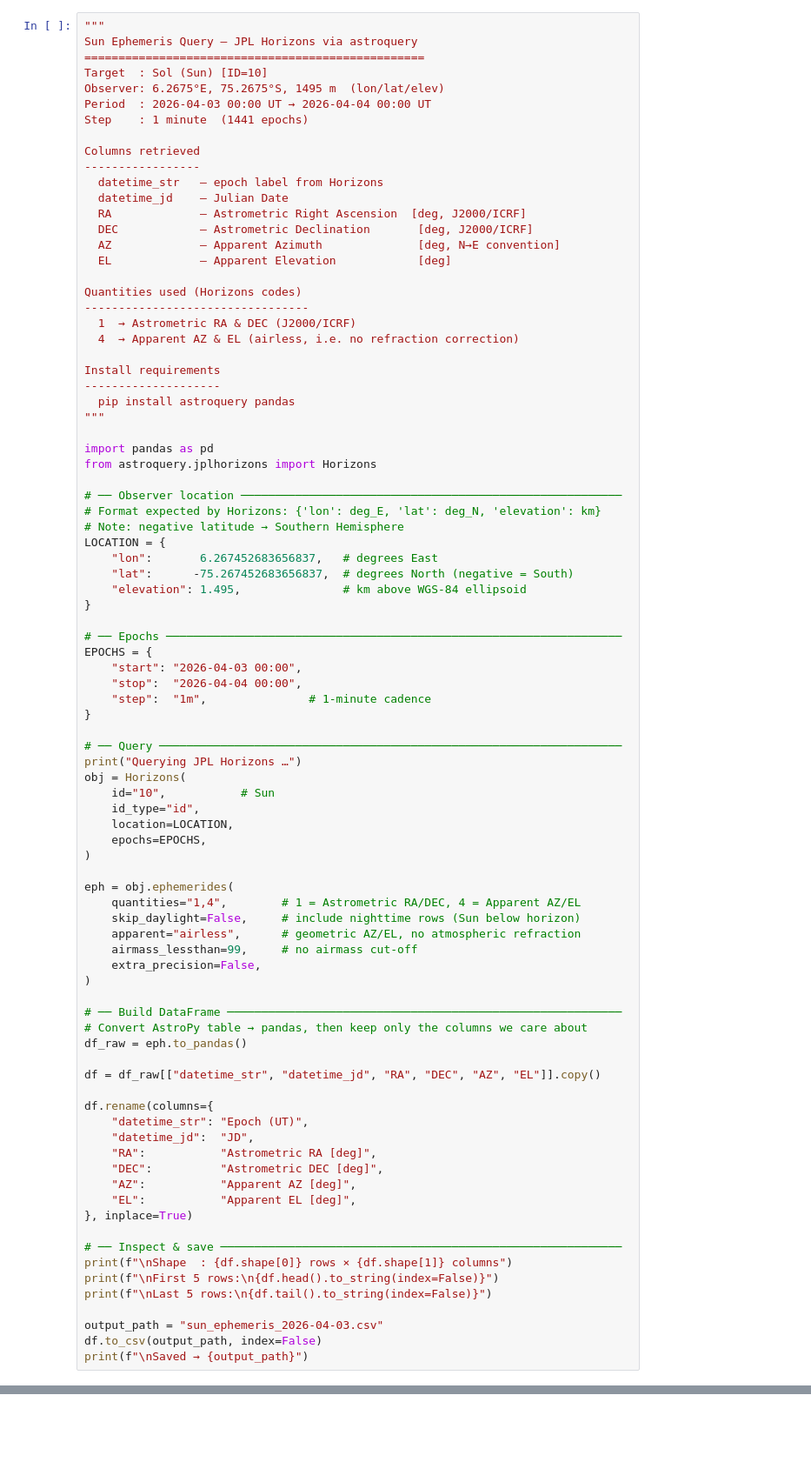
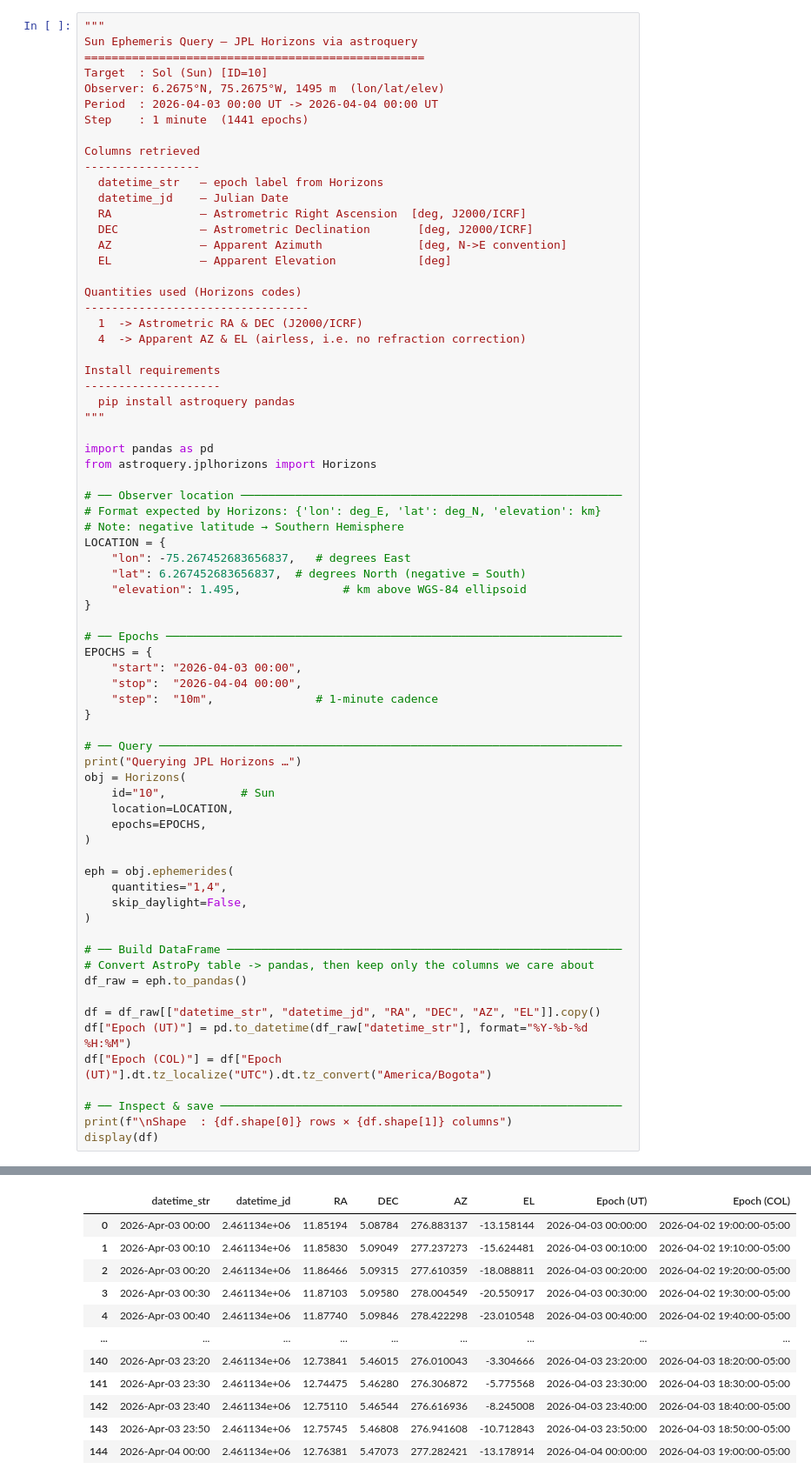
Before and after one commit to Daniel-534/IntroduccionAstronomiaPractica, a Jupyter notebook: CirculosPrincipales-CoordenadasCelestes/Analisis.ipynb, the cells around one changed output, grey strips where cells are left out. Shown at 87% size. Cells and saved outputs as stored; diff of their text form; blank space fills up the shorter version.

Commit message:
Efemerides con Astroquery

```diff
--- a/CirculosPrincipales-CoordenadasCelestes/Analisis.ipynb
+++ b/CirculosPrincipales-CoordenadasCelestes/Analisis.ipynb
@@ -5,8 +7,8 @@
 Sun Ephemeris Query — JPL Horizons via astroquery
 ==================================================
 Target  : Sol (Sun) [ID=10]
-Observer: 6.2675°E, 75.2675°S, 1495 m  (lon/lat/elev)
-Period  : 2026-04-03 00:00 UT → 2026-04-04 00:00 UT
+Observer: 6.2675°N, 75.2675°W, 1495 m  (lon/lat/elev)
+Period  : 2026-04-03 00:00 UT -> 2026-04-04 00:00 UT
 Step    : 1 minute  (1441 epochs)
 
 Columns retrieved
@@ -15,13 +17,13 @@ Columns retrieved
   datetime_jd    — Julian Date
   RA             — Astrometric Right Ascension  [deg, J2000/ICRF]
   DEC            — Astrometric Declination       [deg, J2000/ICRF]
-  AZ             — Apparent Azimuth              [deg, N→E convention]
+  AZ             — Apparent Azimuth              [deg, N->E convention]
   EL             — Apparent Elevation            [deg]
 
 Quantities used (Horizons codes)
 ---------------------------------
-  1  → Astrometric RA & DEC (J2000/ICRF)
-  4  → Apparent AZ & EL (airless, i.e. no refraction correction)
+  1  -> Astrometric RA & DEC (J2000/ICRF)
+  4  -> Apparent AZ & EL (airless, i.e. no refraction correction)
 
 Install requirements
 --------------------
@@ -35,8 +37,8 @@ from astroquery.jplhorizons import Horizons
 # Format expected by Horizons: {'lon': deg_E, 'lat': deg_N, 'elevation': km}
 # Note: negative latitude → Southern Hemisphere
 LOCATION = {
-    "lon":       6.267452683656837,   # degrees East
-    "lat":      -75.267452683656837,  # degrees North (negative = South)
+    "lon": -75.267452683656837,   # degrees East
+    "lat": 6.267452683656837,  # degrees North (negative = South)
     "elevation": 1.495,               # km above WGS-84 ellipsoid
 }
 
@@ -44,46 +46,31 @@ LOCATION = {
 EPOCHS = {
     "start": "2026-04-03 00:00",
     "stop":  "2026-04-04 00:00",
-    "step":  "1m",               # 1-minute cadence
+    "step":  "10m",               # 1-minute cadence
 }
 
 # ── Query ────────────────────────────────────────────────────────────────────
 print("Querying JPL Horizons …")
 obj = Horizons(
     id="10",           # Sun
-    id_type="id",
     location=LOCATION,
     epochs=EPOCHS,
 )
 
 eph = obj.ephemerides(
-    quantities="1,4",        # 1 = Astrometric RA/DEC, 4 = Apparent AZ/EL
-    skip_daylight=False,     # include nighttime rows (Sun below horizon)
-    apparent="airless",      # geometric AZ/EL, no atmospheric refraction
-    airmass_lessthan=99,     # no airmass cut-off
-    extra_precision=False,
+    quantities="1,4",
+    skip_daylight=False,
 )
 
 # ── Build DataFrame ──────────────────────────────────────────────────────────
-# Convert AstroPy table → pandas, then keep only the columns we care about
+# Convert AstroPy table -> pandas, then keep only the columns we care about
 df_raw = eph.to_pandas()
 
 df = df_raw[["datetime_str", "datetime_jd", "RA", "DEC", "AZ", "EL"]].copy()
-
-df.rename(columns={
-    "datetime_str": "Epoch (UT)",
-    "datetime_jd":  "JD",
-    "RA":           "Astrometric RA [deg]",
-    "DEC":          "Astrometric DEC [deg]",
-    "AZ":           "Apparent AZ [deg]",
-    "EL":           "Apparent EL [deg]",
-}, inplace=True)
+df["Epoch (UT)"] = pd.to_datetime(df_raw["datetime_str"], format="%Y-%b-%d %H:%M")
+df["Epoch (COL)"] = df["Epoch (UT)"].dt.tz_localize("UTC").dt.tz_convert("America/Bogota")
 
 # ── Inspect & save ───────────────────────────────────────────────────────────
 print(f"\nShape  : {df.shape[0]} rows × {df.shape[1]} columns")
-print(f"\nFirst 5 rows:\n{df.head().to_string(index=False)}")
-print(f"\nLast 5 rows:\n{df.tail().to_string(index=False)}")
-
-output_path = "sun_ephemeris_2026-04-03.csv"
-df.to_csv(output_path, index=False)
-print(f"\nSaved → {output_path}")
+display(df)
+# %% [output]
@@ -89,0 +80,12 @@ print(f"\nSaved → {output_path}")
+|  | datetime_str | datetime_jd | RA | DEC | AZ | EL | Epoch (UT) | Epoch (COL) |
+| 0 | 2026-Apr-03 00:00 | 2.461134e+06 | 11.85194 | 5.08784 | 276.883137 | -13.158144 | 2026-04-03 00:00:00 | 2026-04-02 19:00:00-05:00 |
+| 1 | 2026-Apr-03 00:10 | 2.461134e+06 | 11.85830 | 5.09049 | 277.237273 | -15.624481 | 2026-04-03 00:10:00 | 2026-04-02 19:10:00-05:00 |
+| 2 | 2026-Apr-03 00:20 | 2.461134e+06 | 11.86466 | 5.09315 | 277.610359 | -18.088811 | 2026-04-03 00:20:00 | 2026-04-02 19:20:00-05:00 |
+| 3 | 2026-Apr-03 00:30 | 2.461134e+06 | 11.87103 | 5.09580 | 278.004549 | -20.550917 | 2026-04-03 00:30:00 | 2026-04-02 19:30:00-05:00 |
+| 4 | 2026-Apr-03 00:40 | 2.461134e+06 | 11.87740 | 5.09846 | 278.422298 | -23.010548 | 2026-04-03 00:40:00 | 2026-04-02 19:40:00-05:00 |
+| ... | ... | ... | ... | ... | ... | ... | ... | ... |
+| 140 | 2026-Apr-03 23:20 | 2.461134e+06 | 12.73841 | 5.46015 | 276.010043 | -3.304666 | 2026-04-03 23:20:00 | 2026-04-03 18:20:00-05:00 |
+| 141 | 2026-Apr-03 23:30 | 2.461134e+06 | 12.74475 | 5.46280 | 276.306872 | -5.775568 | 2026-04-03 23:30:00 | 2026-04-03 18:30:00-05:00 |
+| 142 | 2026-Apr-03 23:40 | 2.461134e+06 | 12.75110 | 5.46544 | 276.616936 | -8.245008 | 2026-04-03 23:40:00 | 2026-04-03 18:40:00-05:00 |
+| 143 | 2026-Apr-03 23:50 | 2.461134e+06 | 12.75745 | 5.46808 | 276.941608 | -10.712843 | 2026-04-03 23:50:00 | 2026-04-03 18:50:00-05:00 |
+| 144 | 2026-Apr-04 00:00 | 2.461134e+06 | 12.76381 | 5.47073 | 277.282421 | -13.178914 | 2026-04-04 00:00:00 | 2026-04-03 19:00:00-05:00 |
```
Also changed, not shown: parts of 4 cells of this notebook.
